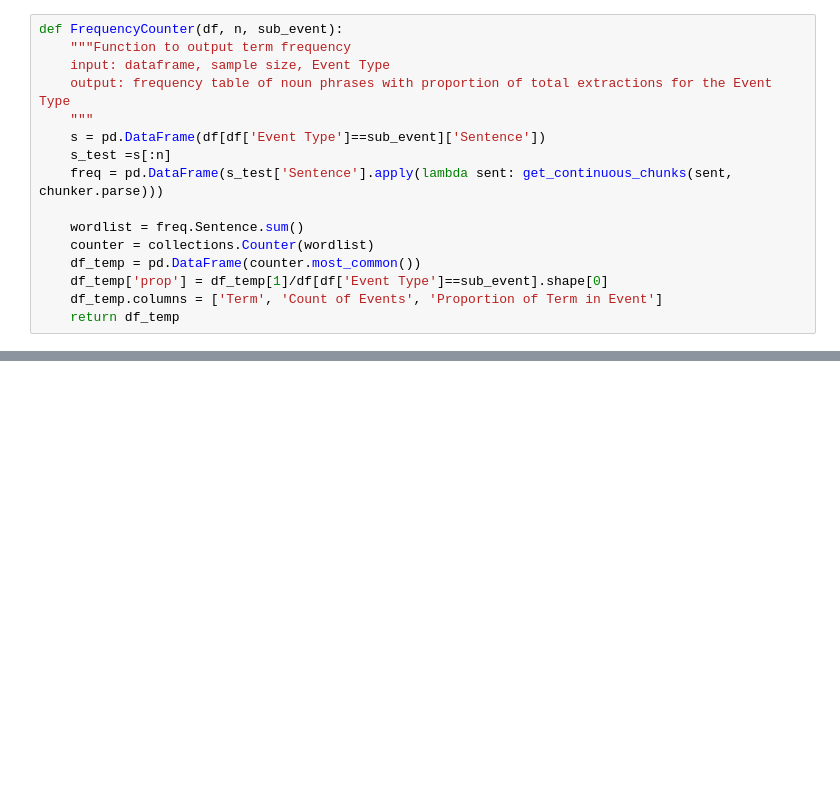
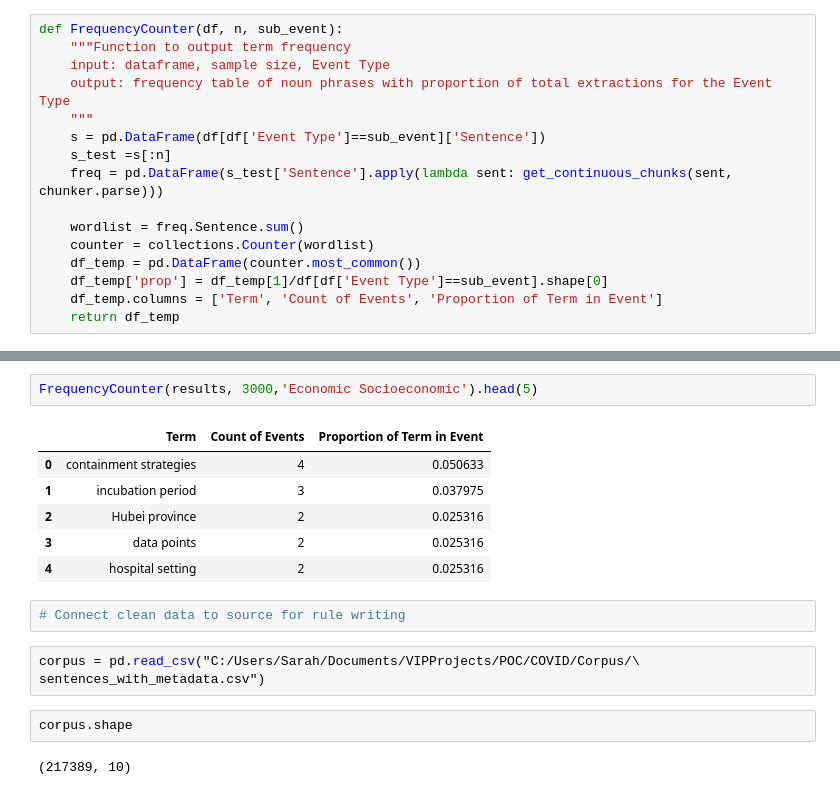
Before and after one commit to Hazoom/covid19, a Jupyter notebook: notebooks/Taxonomy/Taxonomy_Build.ipynb, the cells around one changed output, grey strips where cells are left out. Cells and saved outputs as stored; diff of their text form; blank space fills up the shorter version.

```diff
--- a/notebooks/Taxonomy/Taxonomy_Build.ipynb
+++ b/notebooks/Taxonomy/Taxonomy_Build.ipynb
@@ -228,0 +276,18 @@ def FrequencyCounter(df, n, sub_event):
+# %%
+FrequencyCounter(results, 3000,'Economic Socioeconomic').head(5)
+# %% [output]
+|  | Term | Count of Events | Proportion of Term in Event |
+| 0 | containment strategies | 4 | 0.050633 |
+| 1 | incubation period | 3 | 0.037975 |
+| 2 | Hubei province | 2 | 0.025316 |
+| 3 | data points | 2 | 0.025316 |
+| 4 | hospital setting | 2 | 0.025316 |
+# %%
+# Connect clean data to source for rule writing
+# %%
+corpus = pd.read_csv("C:/Users/Sarah/Documents/VIPProjects/POC/COVID/Corpus/\
+sentences_with_metadata.csv")
+# %%
+corpus.shape
+# %% [output]
+(217389, 10)
```
Also changed, not shown: parts of 35 cells of this notebook.
